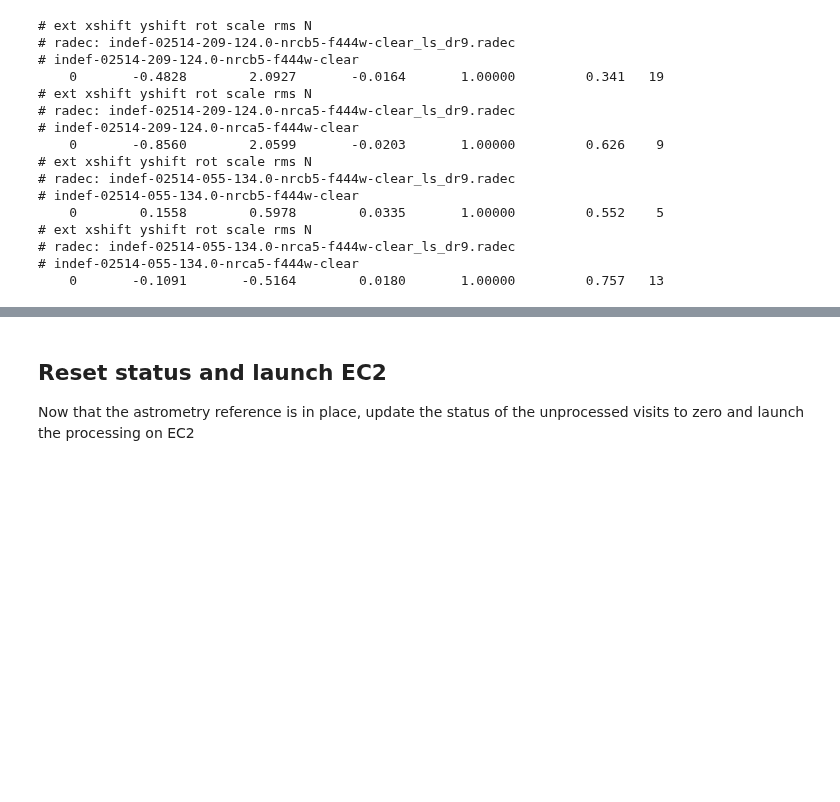
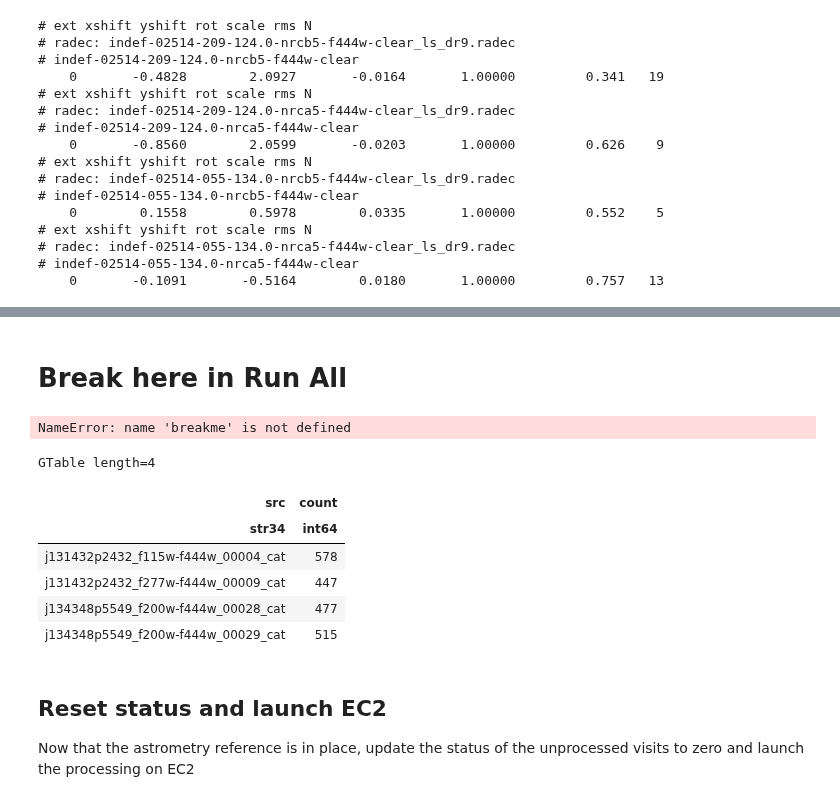
Before and after one commit to gbrammer/panoramic-jwst, a Jupyter notebook: Notebooks/make-astrometry-catalog.ipynb, the cells around one changed output, grey strips where cells are left out. Drawn from its saved outputs; the diff is of its cells as text; code cells hidden in the pictures; blank space fills up the shorter version.

Commit message:
add some more comments in astrometry notebook

```diff
--- a/Notebooks/make-astrometry-catalog.ipynb
+++ b/Notebooks/make-astrometry-catalog.ipynb
@@ -327,3 +339,22 @@ Add 447 objects to astrometry_reference for j131432p2432_indef-f277w-f444w_00009
+# %% [markdown]
+# Break here in Run All
+# %%
+print(breakme)
+# %% [output]
+NameError: name 'breakme' is not defined
+# %%
+db.SQL("""select src, count(src) from astrometry_reference
+where src like 'j1343%%' OR src like 'j1314%%'
+group by src
+""")
+# %% [output]
+GTable length=4
+| src | count |
+| str34 | int64 |
+| j131432p2432_f115w-f444w_00004_cat | 578 |
+| j131432p2432_f277w-f444w_00009_cat | 447 |
+| j134348p5549_f200w-f444w_00028_cat | 477 |
+| j134348p5549_f200w-f444w_00029_cat | 515 |
 # %%
 import time
 
```
Also changed, not shown: parts of 14 cells of this notebook.
